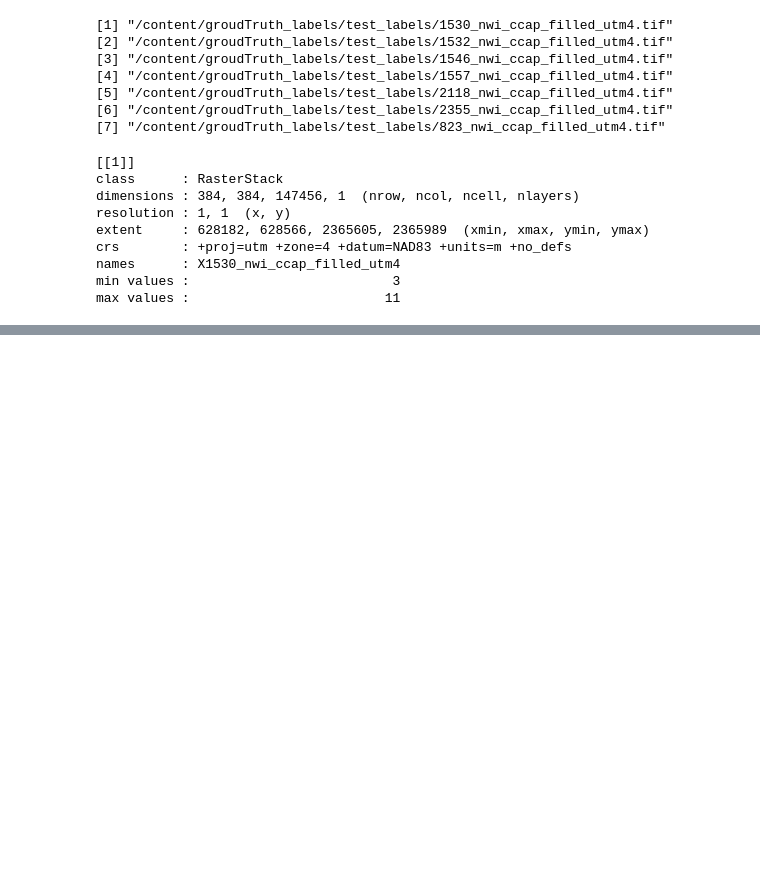
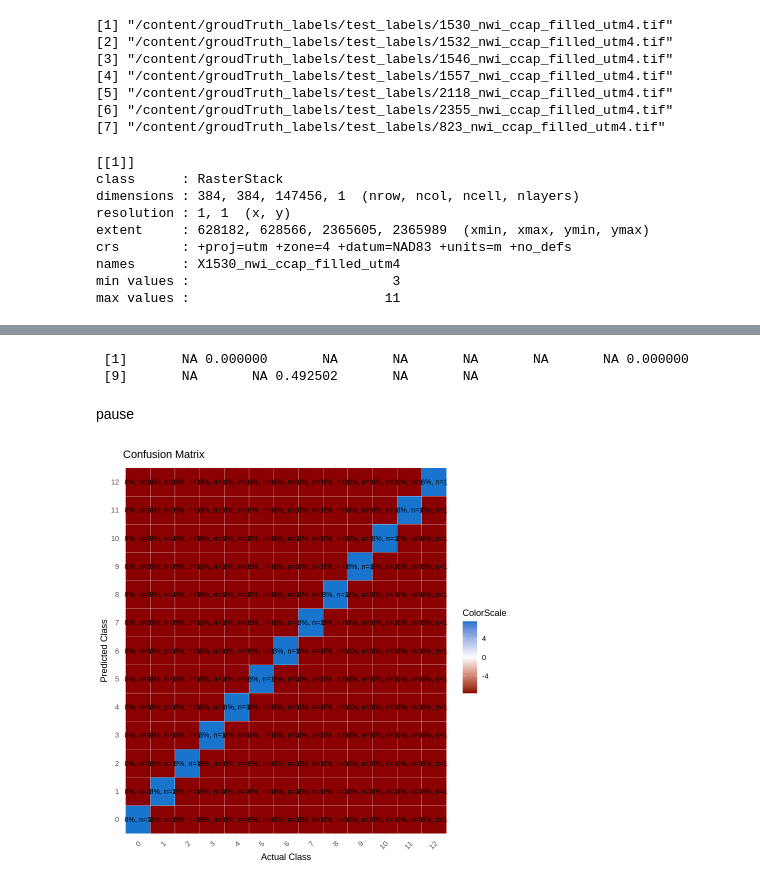
Before and after one commit to MadmanMarble/Planet_U-NET, a Jupyter notebook: R_matrix_analysis_plotting_20240326.ipynb, the cells around one changed output, grey strips where cells are left out. Cells and saved outputs as stored; diff of their text form; code cells hidden in the pictures; blank space fills up the shorter version.

```diff
--- a/R_matrix_analysis_plotting_20240326.ipynb
+++ b/R_matrix_analysis_plotting_20240326.ipynb
@@ -263,24 +413,42 @@ ggplot(data = confusion_df, aes(x = Reference, y = Prediction, fill = Freq))
+# %%
+byClass_df$Sensitivity
+# %% [output]
+ [1]       NA 0.000000       NA       NA       NA       NA       NA 0.000000
+ [9]       NA       NA 0.492502       NA       NA
+# %% [markdown]
+pause
 # %%
-prettyConfused<-function(Actual,Predict,colors=c("white","red4","dodgerblue3"),text.scl=5){
+prettyConfused <- function(Actual, Predict, colors=c("white", "red4", "dodgerblue3"), text.scl=5) {
   actual = as.data.frame(table(Actual))
-  names(actual) = c("Actual","ActualFreq")
+  names(actual) = c("Actual", "ActualFreq")
 
-  #build confusion matrix
+  # Build confusion matrix
   confusion = as.data.frame(table(Actual, Predict))
-  names(confusion) = c("Actual","Predicted","Freq")
+  names(confusion) = c("Actual", "Predicted", "Freq")
 
-  #calculate percentage of test cases based on actual frequency
+  # Calculate percentage of test cases based on actual frequency
+  confusion = merge(confusion, actual, by='Actual')
+  confusion$Percent = confusion$Freq / confusion$ActualFreq * 100
 
-  confusion = merge(confusion, actual, by=c('Actual','Actual'))
-  confusion$Percent = confusion$Freq/confusion$ActualFreq*100
-  confusion$ColorScale<-confusion$Percent*-1
-  confusion[which(confusion$Actual==confusion$Predicted),]$ColorScale<-confusion[which(confusion$Actual==confusion$Predicted),]$ColorScale*-1
-  confusion$Label<-paste(round(confusion$Percent,0),"%, n=",confusion$Freq,sep="")
-  tile <- ggplot() +
-    geom_tile(aes(x=Actual, y=Predicted,fill=ColorScale),data=confusion, color="black",size=0.1) +
-    labs(x="Actual",y="Predicted")
+  # Determine color scale based on whether prediction matches the actual label
+  confusion$ColorScale <- ifelse(confusion$Actual == confusion$Predicted, confusion$Percent, -confusion$Percent)
 
-  tile = tile +
-        geom_text(aes(x=Actual,y=Predicted, label=Label),data=confusion, size=text.scl, colour="black") +
-        scale_fill_gradient2(low=colors[2],high=colors[3],mid=colors[1],midpoint = 0,guide='none')
+  # Label for the tiles
+  confusion$Label <- paste(round(confusion$Percent, 0), "%, n=", confusion$Freq, sep="")
+
+  # ggplot visualization
+  tile <- ggplot(confusion, aes(x=Actual, y=Predicted)) +
+    geom_tile(aes(fill = ColorScale), color="white") +
+    scale_fill_gradient2(low=colors[2], mid=colors[1], high=colors[3], midpoint=0) +
+    geom_text(aes(label=Label), size=text.scl, color="black") +
+    labs(x="Actual Class", y="Predicted Class", title="Confusion Matrix") +
+    theme_minimal() +
+    theme(axis.text.x=element_text(angle=45, hjust=1))
+
+  # Print the plot
+  print(tile)
 }
+# %%
+prettyConfused(Actual = confusion_df$Reference, Predict = confusion_df$Prediction, text.scl=3)
+# %% [output]
+[figure, added]
```
Also changed, not shown: parts of 35 cells of this notebook.
